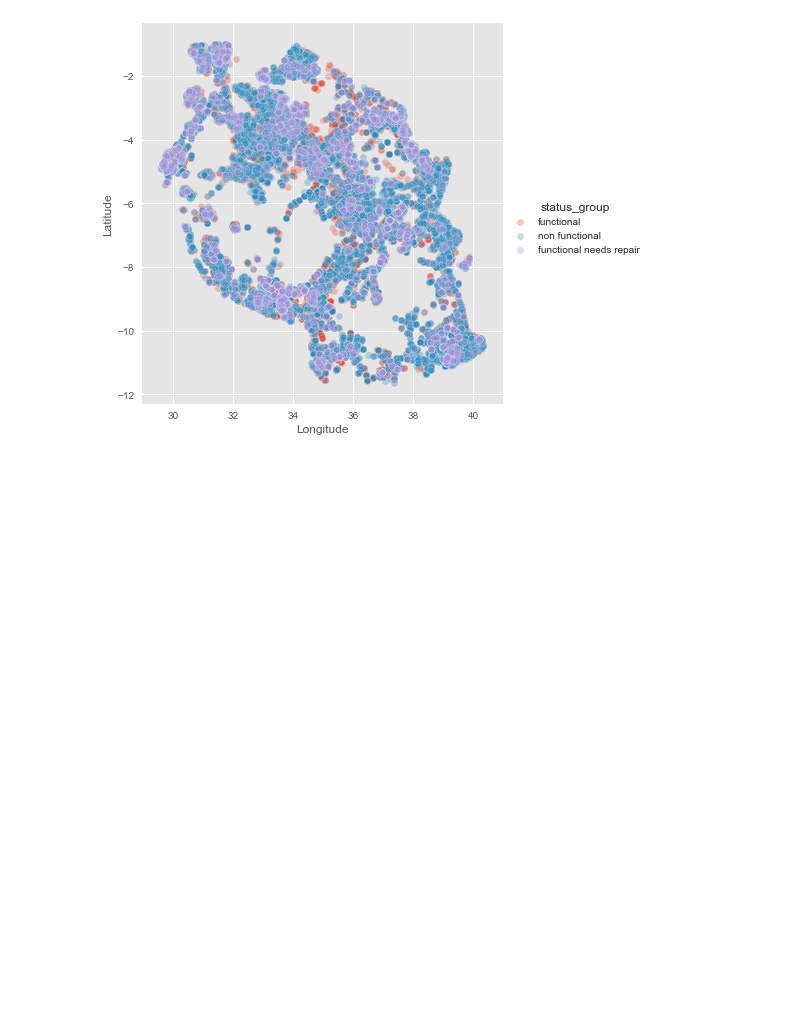
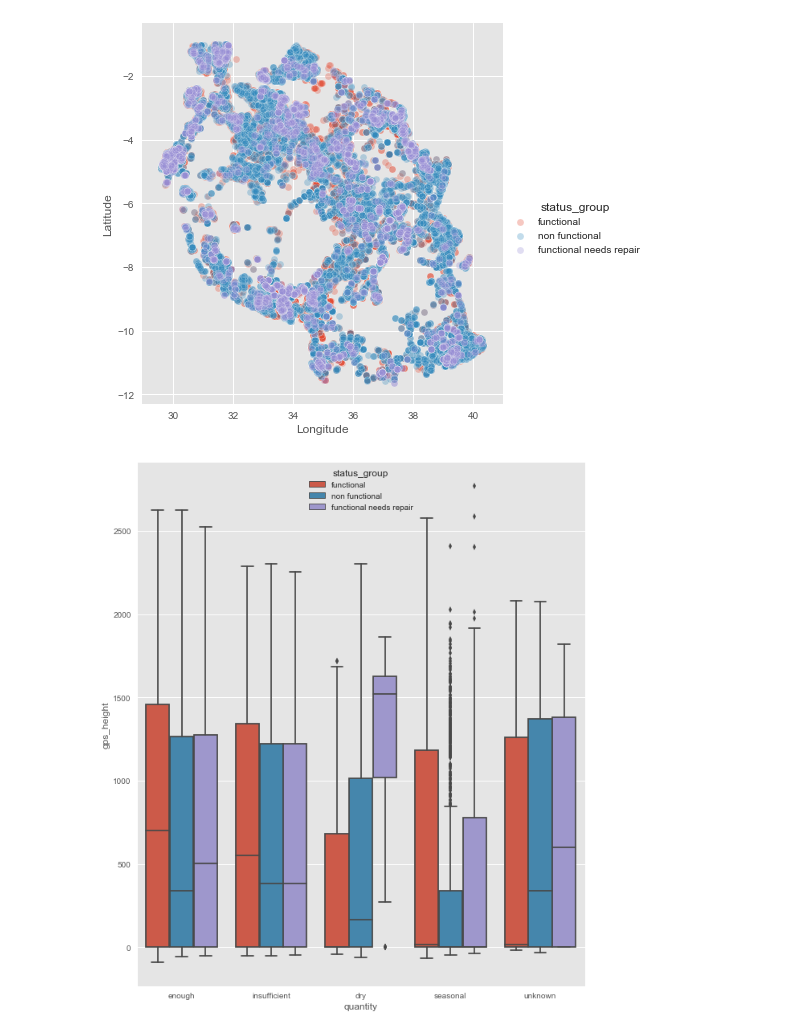
Before and after one commit to sdmirch/data-mining-the-water-table, a Jupyter notebook: EDA.ipynb, the cells around one changed output. Cells and saved outputs as stored; diff of their text form; code cells hidden in the pictures; blank space fills up the shorter version.

```diff
--- a/EDA.ipynb
+++ b/EDA.ipynb
@@ -103,5 +103,11 @@ g = (g.map(plt.scatter, "longitude", "latitude", edgecolor="w", alpha=0.3).add_l
 .set_xlabels('Longitude').set_ylabels('Latitude')
 # %% [output]
 [figure]
+# %%
+fig, ax = plt.subplots(figsize=(10,12))
+ax = sns.boxplot(x="quantity", y="gps_height", hue="status_group",\
+                   data=df)
+# %% [output]
+[figure, added]
 # %%
 fig, ax = plt.subplots(figsize=(10,12))
```
Also changed, not shown: parts of 1 cell of this notebook.
